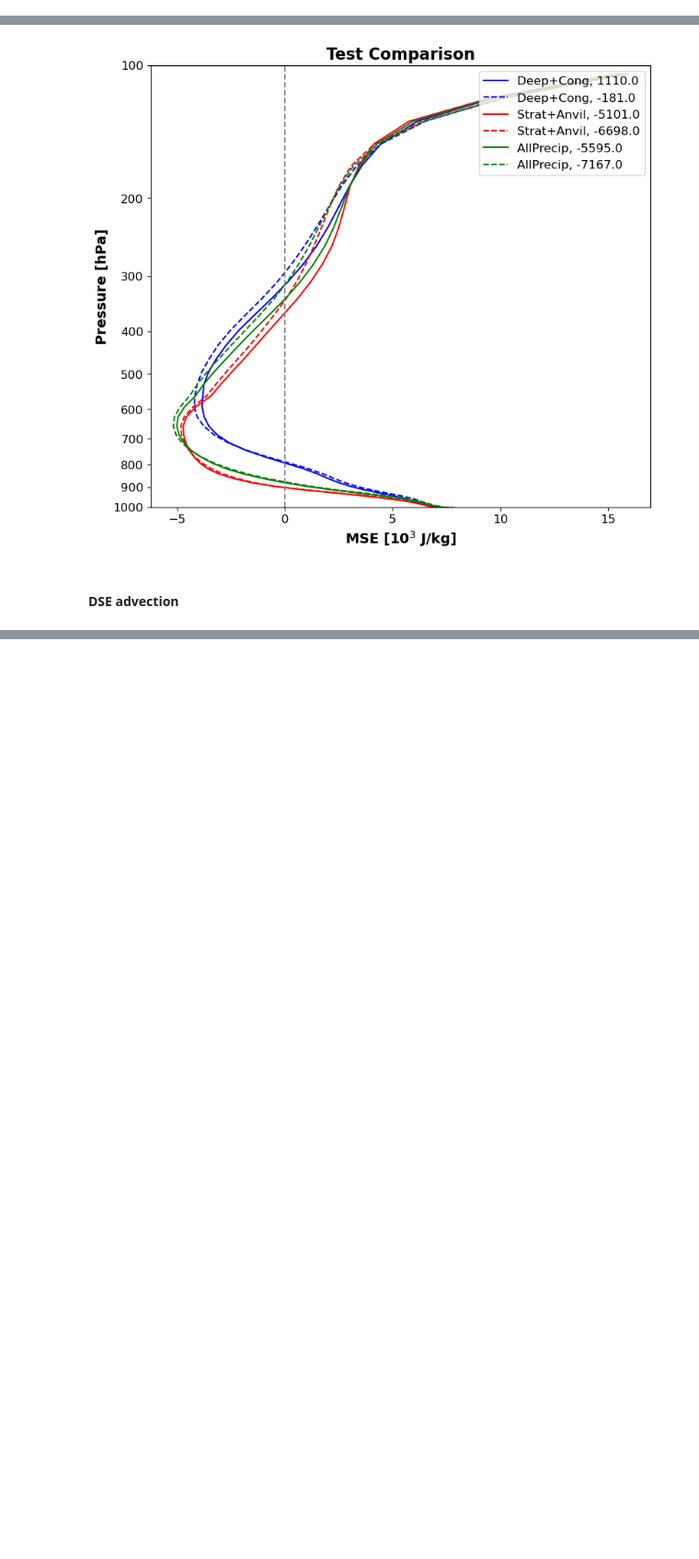
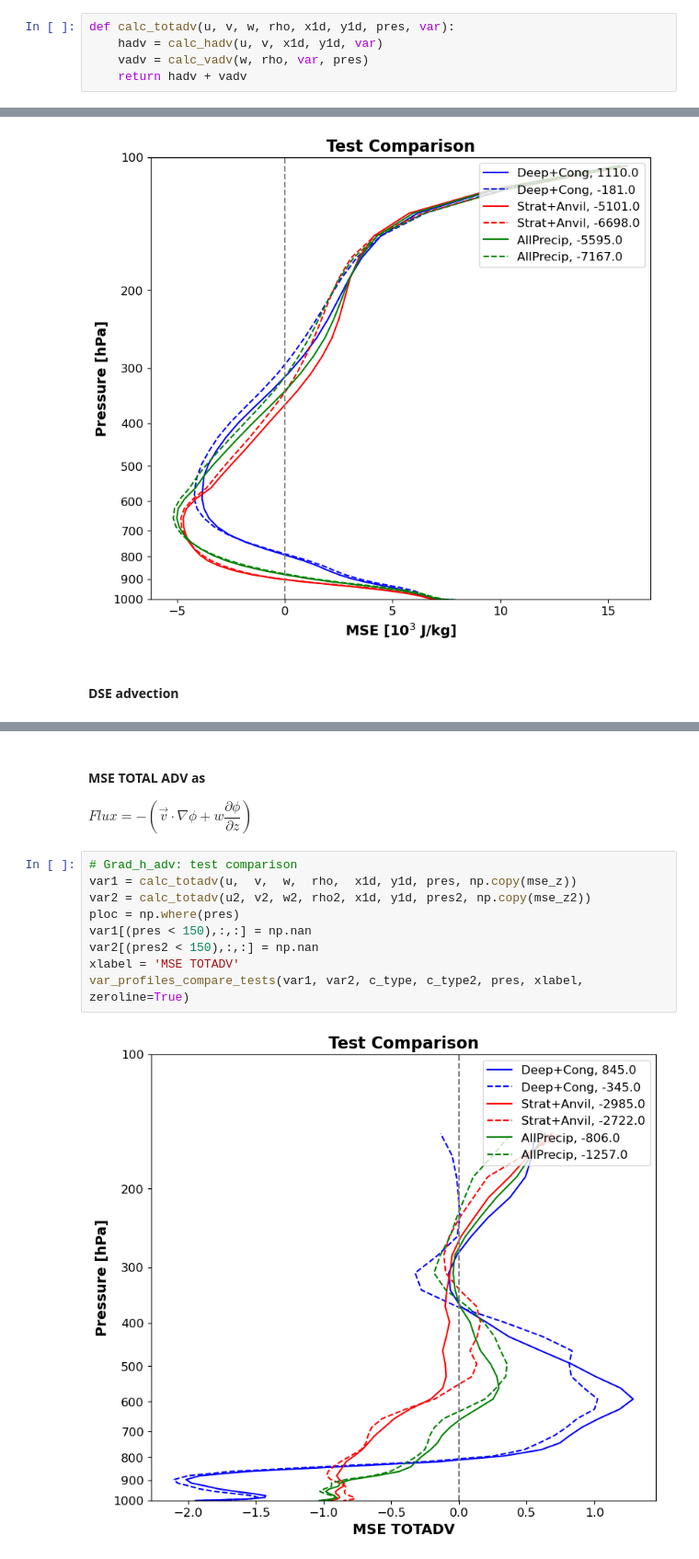
Before and after one commit to jhruppert/jhr-wrf-python, a Jupyter notebook: mse_profiles.ipynb, the cells around one changed output, grey strips where cells are left out. Shown at 92% size. Drawn from its saved outputs; the diff is of its cells as text; blank space fills up the shorter version.

```diff
--- a/mse_profiles.ipynb
+++ b/mse_profiles.ipynb
@@ -505 +531,6 @@ def calc_vadv(w, rho, var, pres):
+# %%
+def calc_totadv(u, v, w, rho, x1d, y1d, pres, var):
+    hadv = calc_hadv(u, v, x1d, y1d, var)
+    vadv = calc_vadv(w, rho, var, pres)
+    return hadv + vadv
 # %%
@@ -566,0 +610,15 @@ var_profiles_compare_tests(var1, var2, c_type, c_type2, pres, xlabel, zeroline=T
+# %% [markdown]
+#### MSE TOTAL ADV as
+
+$Flux = -\left( \vec{v} \cdot \nabla \phi + w \dfrac{\partial \phi}{\partial z} \right)$
+# %%
+# Grad_h_adv: test comparison
+var1 = calc_totadv(u,  v,  w,  rho,  x1d, y1d, pres, np.copy(mse_z))
+var2 = calc_totadv(u2, v2, w2, rho2, x1d, y1d, pres2, np.copy(mse_z2))
+ploc = np.where(pres)
+var1[(pres < 150),:,:] = np.nan
+var2[(pres2 < 150),:,:] = np.nan
+xlabel = 'MSE TOTADV'
+var_profiles_compare_tests(var1, var2, c_type, c_type2, pres, xlabel, zeroline=True)
+# %% [output]
+[figure, added]
```
Also changed, not shown: parts of 15 cells of this notebook.
